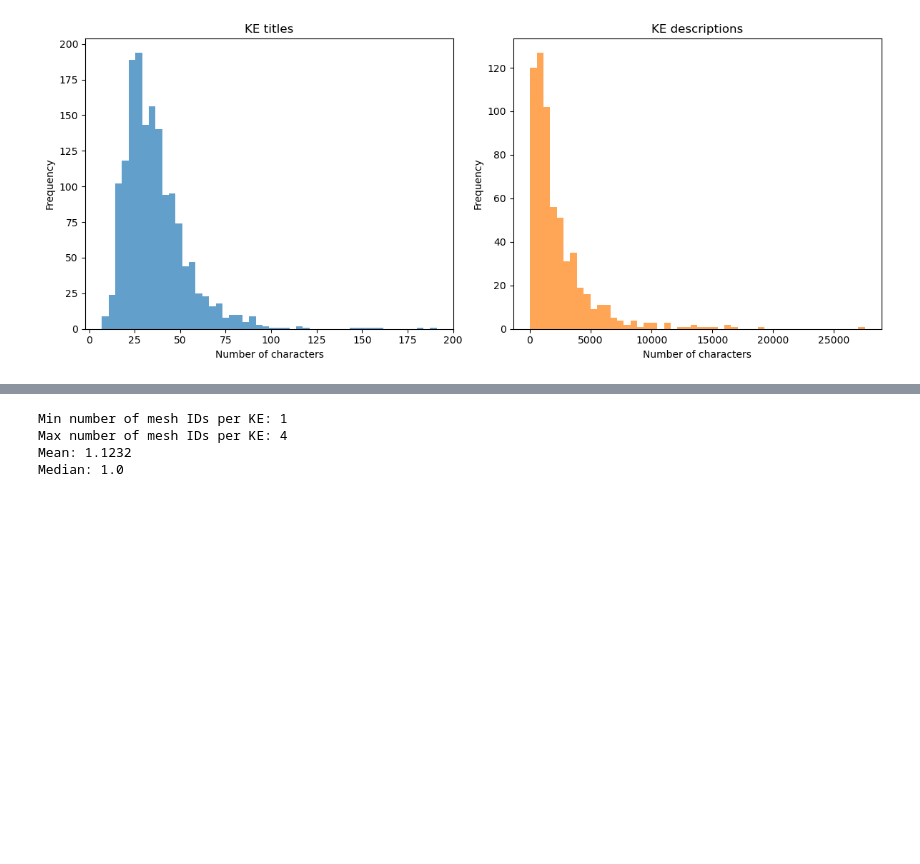
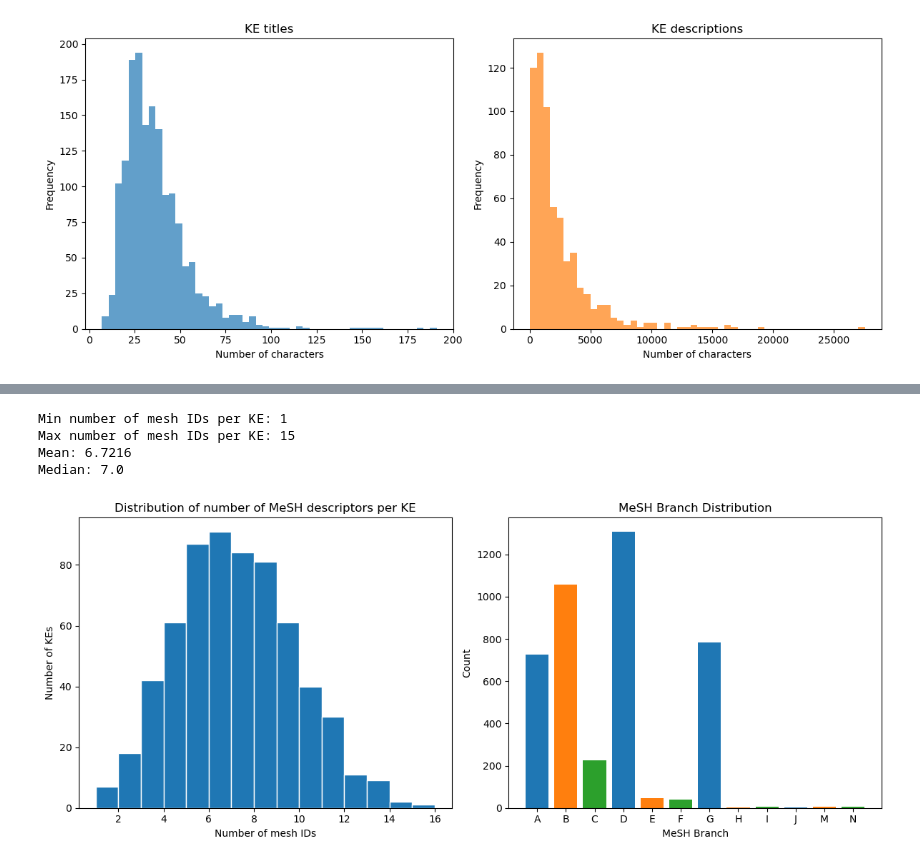
Before and after one commit to mathemei/AOP2MESH, a Jupyter notebook: AOP2MeSH.ipynb, the cells around one changed output, grey strips where cells are left out. Cells and saved outputs as stored; diff of their text form; code cells hidden in the pictures; blank space fills up the shorter version.

Commit message:
indexing + POS tagging + semantic matching + validation metrics + export TSV / RDF

```diff
--- a/AOP2MeSH.ipynb
+++ b/AOP2MeSH.ipynb
@@ -160,7 +223,7 @@ WHERE {
 }
 """
 # Initialise the SPARQL wrapper and execute the query
-sparql = SPARQLWrapper(endpoint_url)
+sparql = SPARQLWrapper(aop_endpoint_url)
 sparql.setQuery(query)
 sparql.setReturnFormat(JSON)
 results = sparql.query().convert()
@@ -195,7 +258,7 @@ WHERE {
 }
 """
 # Initialise the SPARQL wrapper and execute the query
-sparql = SPARQLWrapper(endpoint_url)
+sparql = SPARQLWrapper(aop_endpoint_url)
 sparql.setQuery(query)
 sparql.setReturnFormat(JSON)
 results = sparql.query().convert()
@@ -228,7 +291,7 @@ WHERE {
 }
 """
 # Initialise the SPARQL wrapper and execute the query
-sparql = SPARQLWrapper(endpoint_url)
+sparql = SPARQLWrapper(aop_endpoint_url)
 sparql.setQuery(query)
 sparql.setReturnFormat(JSON)
 results = sparql.query().convert()
@@ -324,33 +387,45 @@ for entry in indexing_results :
         indexing_results_flatten.append({'KE_ID' : ke_id, 'MESH_TITLE' : mesh})
 
 indexing_results_dataframe = pd.DataFrame(indexing_results_flatten)
+# %%
+# merge w/ descriptors df to get MeSH IDs
+indexing_results_dataframe = MeSH_descriptors.merge(indexing_results_dataframe, on = "MESH_TITLE")
+indexing_results_dataframe = MeSH_branches.merge(indexing_results_dataframe, on = "MESH_ID")
+# %%
+# baseline (= indexing results)
+baseline = indexing_results_dataframe.groupby("KE_ID")["MESH_ID"].apply(set)
+
+# compute nb of MeSH ID / KE
+num_mesh_per_ke = baseline.apply(len)
+
+# summary statistics
+print("Min number of mesh IDs per KE:", num_mesh_per_ke.min())
+print("Max number of mesh IDs per KE:", num_mesh_per_ke.max())
+print("Mean:", num_mesh_per_ke.mean())
+print("Median:", num_mesh_per_ke.median())
+# %% [output]
+Min number of mesh IDs per KE: 1
+Max number of mesh IDs per KE: 15
+Mean: 6.7216
+Median: 7.0
 # %%
-# merge on the MeSH title to retrieve the MeSH ID
-indexing_results_dataframe = indexing_results_dataframe.merge(
-    MeSH_descriptors[['MESH_ID', 'MESH_TITLE']],
-    on = 'MESH_TITLE',
-    how = 'left'
-)
-# merge on the KE title to retrieve the KE ID
-indexing_results_dataframe = indexing_results_dataframe.merge(
-    AOP_KEs_description,
-    on = 'KE_ID',
-    how = 'left'
-)
+fig, axes = plt.subplots(1, 2, figsize=(12, 5))
+
+axes[0].hist(num_mesh_per_ke, bins=range(1, num_mesh_per_ke.max()+2), edgecolor='white', color = "C0")
+axes[0].set_title("Distribution of number of MeSH descriptors per KE")
+axes[0].set_xlabel("Number of mesh IDs")
+axes[0].set_ylabel("Number of KEs")
+
+freq = Counter(indexing_results_dataframe["MESH_BRANCH"])
+labels = sorted(freq.keys())
+counts = [freq[k] for k in labels]
+
+axes[1].bar(labels, counts, color=["C0", "C1", "C2"])
+axes[1].set_xlabel("MeSH Branch")
+axes[1].set_ylabel("Count")
+axes[1].set_title("MeSH Branch Distribution")
+
+plt.tight_layout()
+plt.show()
+# %% [output]
+[figure, added]
-# %%
-# baseline (= indexing results)
-baseline = indexing_results_dataframe.groupby("KE_ID")["MESH_ID"].apply(set)
-
-# compute nb of MeSH ID / KE
-num_mesh_per_ke = baseline.apply(len)
-
-# summary statistics
-print("Min number of mesh IDs per KE:", num_mesh_per_ke.min())
-print("Max number of mesh IDs per KE:", num_mesh_per_ke.max())
-print("Mean:", num_mesh_per_ke.mean())
-print("Median:", num_mesh_per_ke.median())
-# %% [output]
-Min number of mesh IDs per KE: 1
-Max number of mesh IDs per KE: 4
-Mean: 1.1232
-Median: 1.0
```
Also changed, not shown: parts of 45 cells of this notebook, 2 other files.
